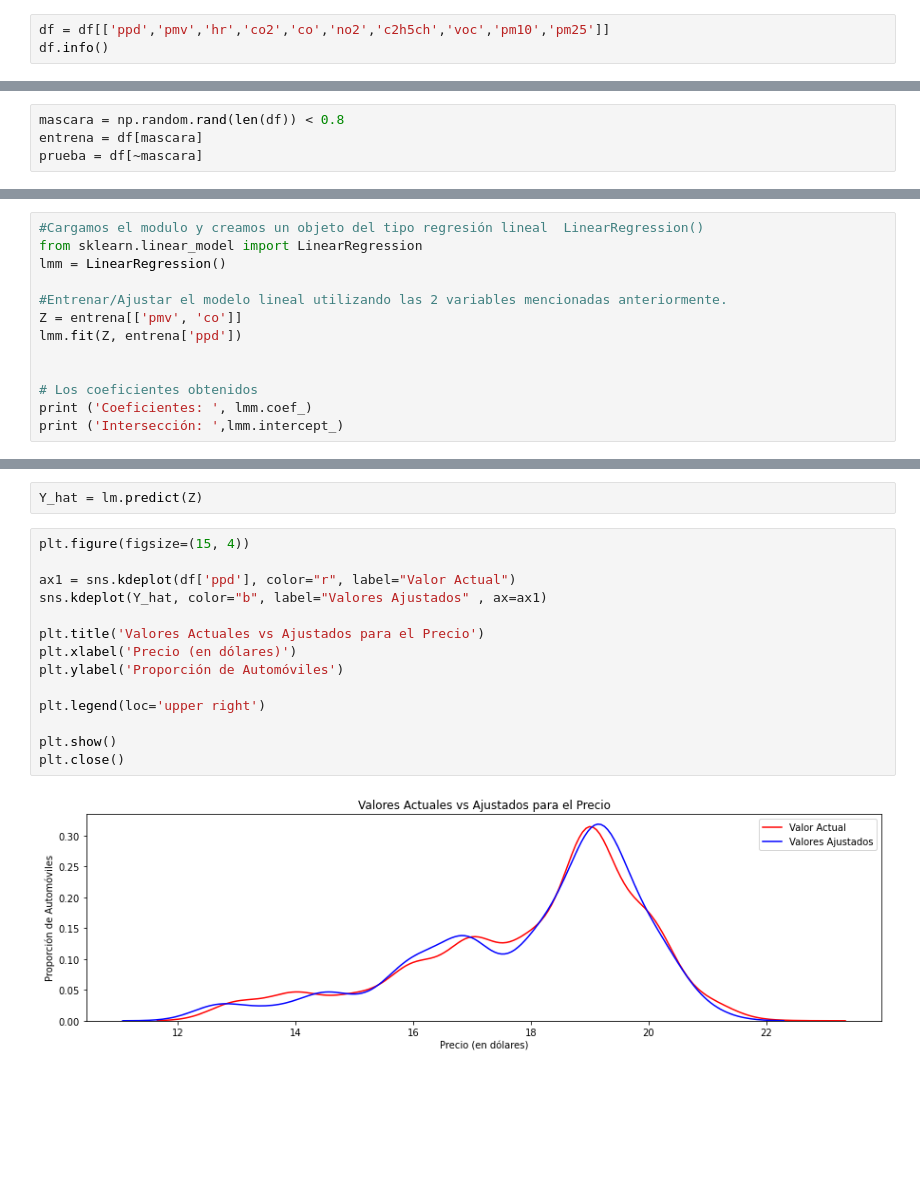
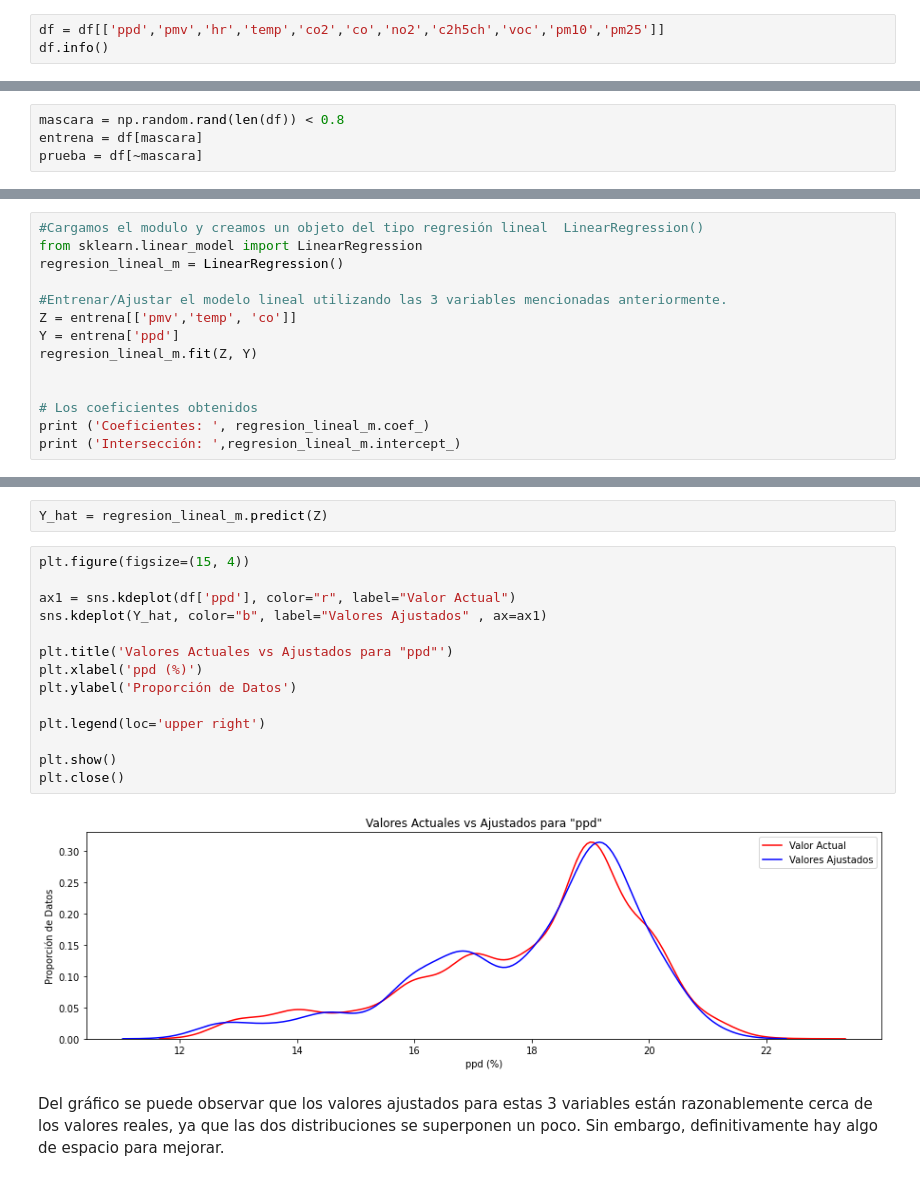
Before and after one commit to gaticavm9/Analisis-Datos-TPCD, a Jupyter notebook: main.ipynb, the cells around one changed output, grey strips where cells are left out. Cells and saved outputs as stored; diff of their text form; blank space fills up the shorter version.

```diff
--- a/main.ipynb
+++ b/main.ipynb
@@ -57,5 +76,5 @@ Podemos ver que hay variables de tipo object y otras que no son necesarias para
 # %%
-df = df[['ppd','pmv','hr','co2','co','no2','c2h5ch','voc','pm10','pm25']]
+df = df[['ppd','pmv','hr','temp','co2','co','no2','c2h5ch','voc','pm10','pm25']]
 df.info()
 # %% [output]
 <class 'pandas.core.frame.DataFrame'>
@@ -177,14 +220,15 @@ Entonces desarrollamos un modelo usando estas variables como variables predictor
 # %%
 #Cargamos el modulo y creamos un objeto del tipo regresión lineal  LinearRegression()
 from sklearn.linear_model import LinearRegression
-lmm = LinearRegression()
+regresion_lineal_m = LinearRegression()
 
-#Entrenar/Ajustar el modelo lineal utilizando las 2 variables mencionadas anteriormente.
-Z = entrena[['pmv', 'co']]
-lmm.fit(Z, entrena['ppd'])
+#Entrenar/Ajustar el modelo lineal utilizando las 3 variables mencionadas anteriormente.
+Z = entrena[['pmv','temp', 'co']]
+Y = entrena['ppd']
+regresion_lineal_m.fit(Z, Y)
 
 
 # Los coeficientes obtenidos
-print ('Coeficientes: ', lmm.coef_)
-print ('Intersección: ',lmm.intercept_)
+print ('Coeficientes: ', regresion_lineal_m.coef_)
+print ('Intersección: ',regresion_lineal_m.intercept_)
 # %% [output]
@@ -196,18 +240,20 @@ LinearRegression()
 # %%
-Y_hat = lm.predict(Z)
+Y_hat = regresion_lineal_m.predict(Z)
 # %%
 plt.figure(figsize=(15, 4))
 
 ax1 = sns.kdeplot(df['ppd'], color="r", label="Valor Actual")
 sns.kdeplot(Y_hat, color="b", label="Valores Ajustados" , ax=ax1)
 
-plt.title('Valores Actuales vs Ajustados para el Precio')
-plt.xlabel('Precio (en dólares)')
-plt.ylabel('Proporción de Automóviles')
+plt.title('Valores Actuales vs Ajustados para "ppd"')
+plt.xlabel('ppd (%)')
+plt.ylabel('Proporción de Datos')
 
 plt.legend(loc='upper right')
 
 plt.show()
 plt.close()
 # %% [output]
-[figure, old version]
+[figure, new version]
+# %% [markdown]
+Del gráfico se puede observar que los valores ajustados para estas 3 variables están razonablemente cerca de los valores reales, ya que las dos distribuciones se superponen un poco. Sin embargo, definitivamente hay algo de espacio para mejorar.
```
Also changed, not shown: parts of 19 cells of this notebook.
